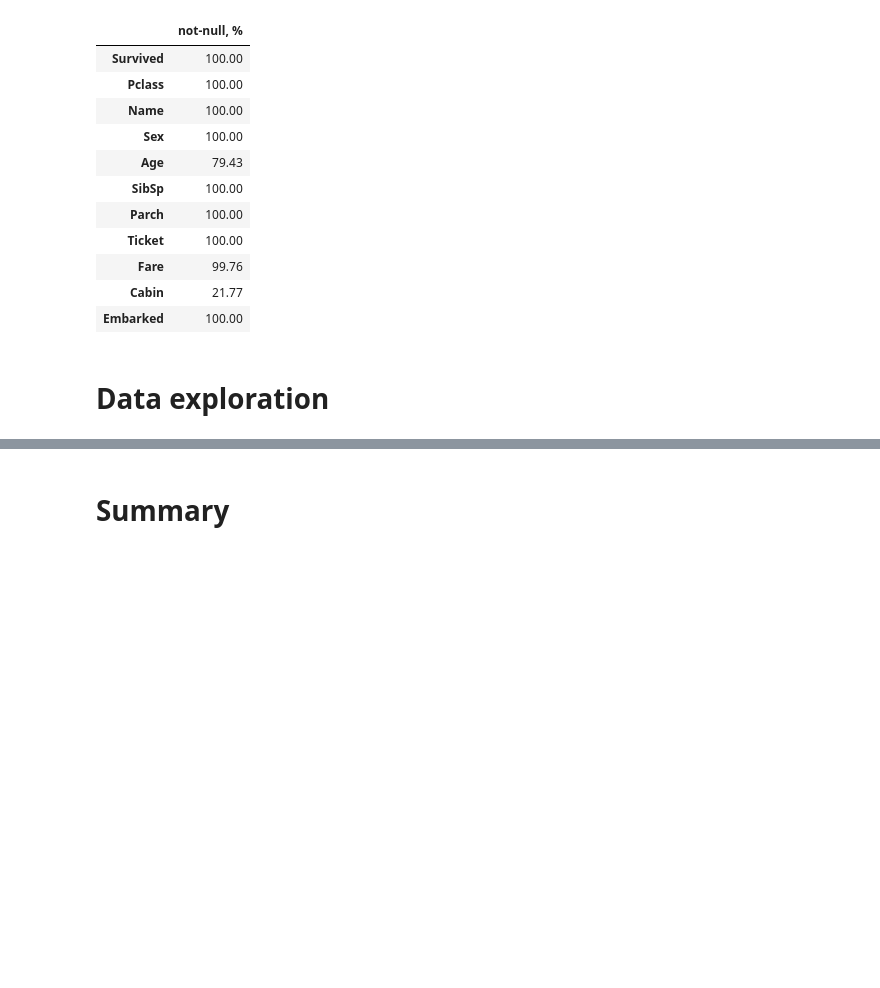
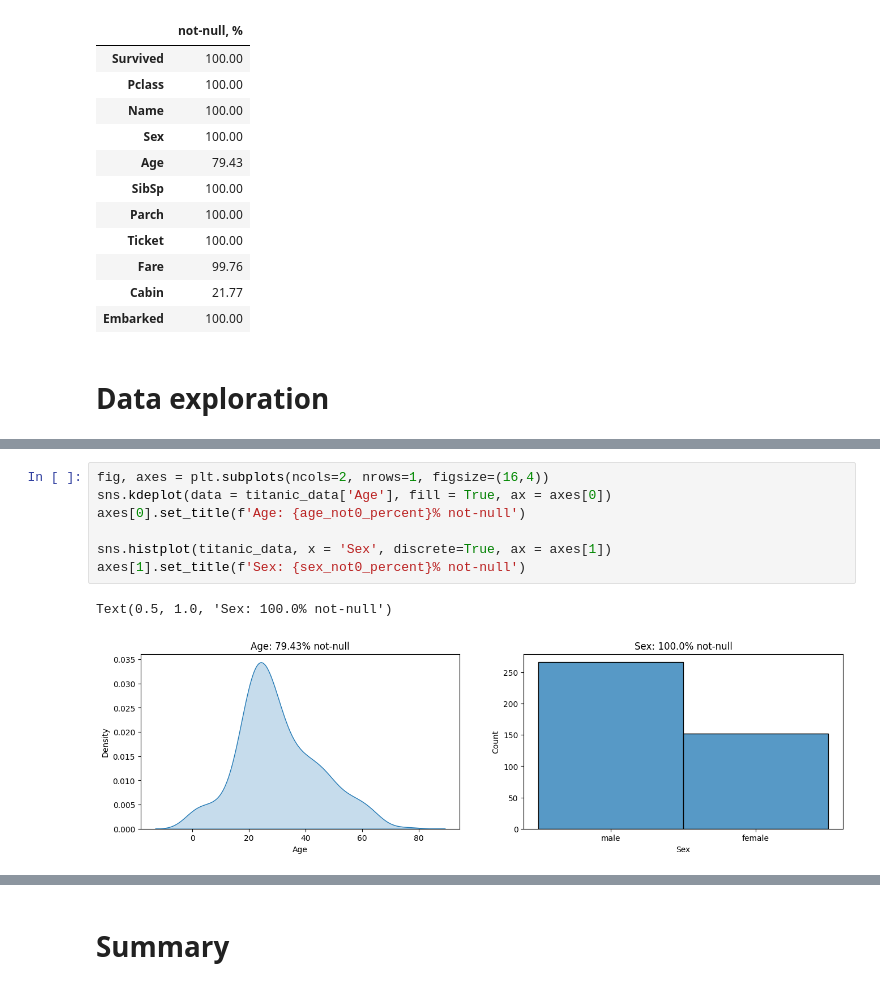
Before and after one commit to kri1mka/ml-intro, a Jupyter notebook: 2_data_exploration/eda.ipynb, the cells around one changed output, grey strips where cells are left out. Saved outputs shown, nothing was run; the diff lists cells and outputs as text; blank space fills up the shorter version.

```diff
--- a/2_data_exploration/eda.ipynb
+++ b/2_data_exploration/eda.ipynb
@@ -86,0 +111,10 @@ notnull_percent
+# %%
+fig, axes = plt.subplots(ncols=2, nrows=1, figsize=(16,4))
+sns.kdeplot(data = titanic_data['Age'], fill = True, ax = axes[0])
+axes[0].set_title(f'Age: {age_not0_percent}% not-null')
+
+sns.histplot(titanic_data, x = 'Sex', discrete=True, ax = axes[1])
+axes[1].set_title(f'Sex: {sex_not0_percent}% not-null')
+# %% [output]
+Text(0.5, 1.0, 'Sex: 100.0% not-null')
+[figure, added]
```
Also changed, not shown: parts of 26 cells of this notebook.
